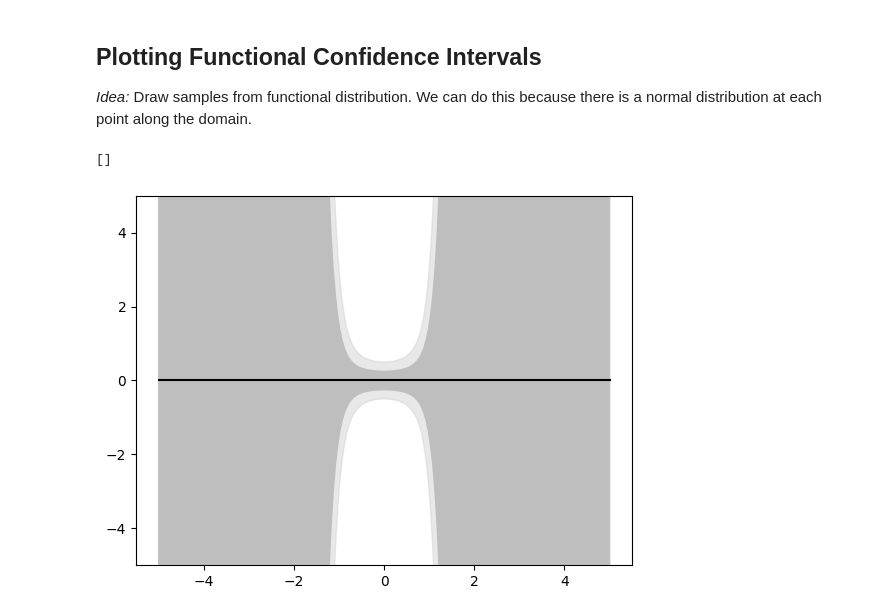
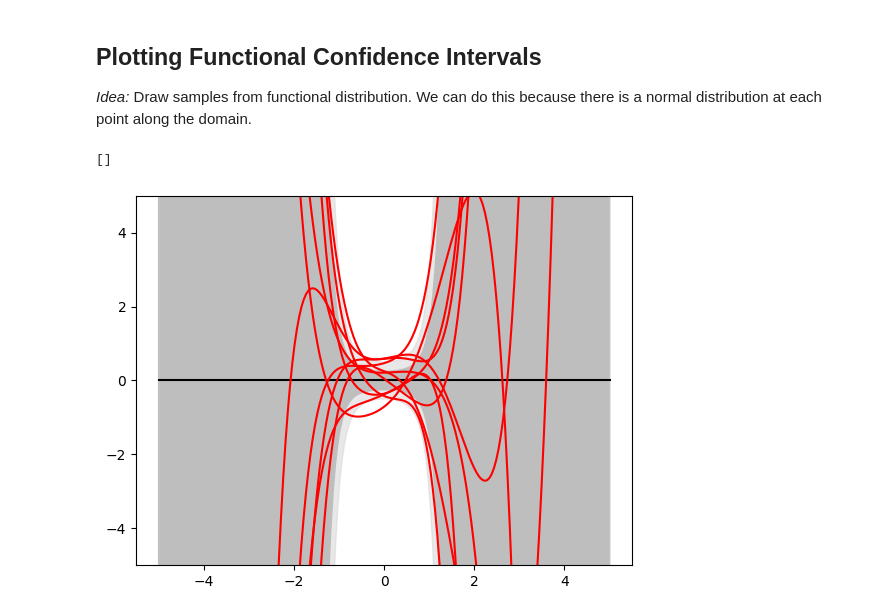
Before and after one commit to quaternio/adventures-in-linear-regression, a Jupyter notebook: Bayesian.ipynb, the cells around one changed output. Saved outputs shown, nothing was run; the diff lists cells and outputs as text; code cells hidden in the pictures.

Commit message:
Add curves to functional distribution

```diff
--- a/Bayesian.ipynb
+++ b/Bayesian.ipynb
@@ -60,29 +60,38 @@ plt.imshow(heat_map)
 # %%
 # Didn't end up needing this function
 def noise_free_functional_sample(x, deg, N, μ_prior, Σ_prior):
     ϕ = np.array([x**i for i in range(deg+1)])
     return rng().normal(ϕ@μ_prior, ϕ@Σ_prior@ϕ, N)
 
 means = []
 upper_sigma = []
 upper_two_sigma = []
 lower_sigma = []
 lower_two_sigma = []
 for i, x in enumerate(examples):
     ϕ = np.array([x**i for i in range(poly_deg+1)])
     sigma = ϕ@S_0@ϕ
     means.append(ϕ@m_0)
     upper_sigma.append(means[i] + sigma)
     upper_two_sigma.append(means[i] + 2*sigma)
     lower_sigma.append(means[i] - sigma)
     lower_two_sigma.append(means[i] - 2*sigma)
 
 fig, ax = plt.subplots()
 ax.set_ylim([-5,5])
 ax.fill_between(examples, lower_sigma, upper_sigma, color='darkgrey')
 ax.fill_between(examples, lower_two_sigma, upper_two_sigma, color='lightgrey', alpha=0.5)
 ax.plot(examples, means, color='black')
+
+prior_sample_size = 10
+
+# Take random sample from prior distribution
+prior_sample = rng().multivariate_normal(m_0, S_0, prior_sample_size)
+for i, θ_i in enumerate(prior_sample):
+    f_i = Φ@θ_i
+    ax.plot(examples, f_i, color='red')
+
 plt.plot()
 # %% [output]
 []
-[figure, old version]
+[figure, new version]
```
Also changed, not shown: parts of 1 cell of this notebook.
